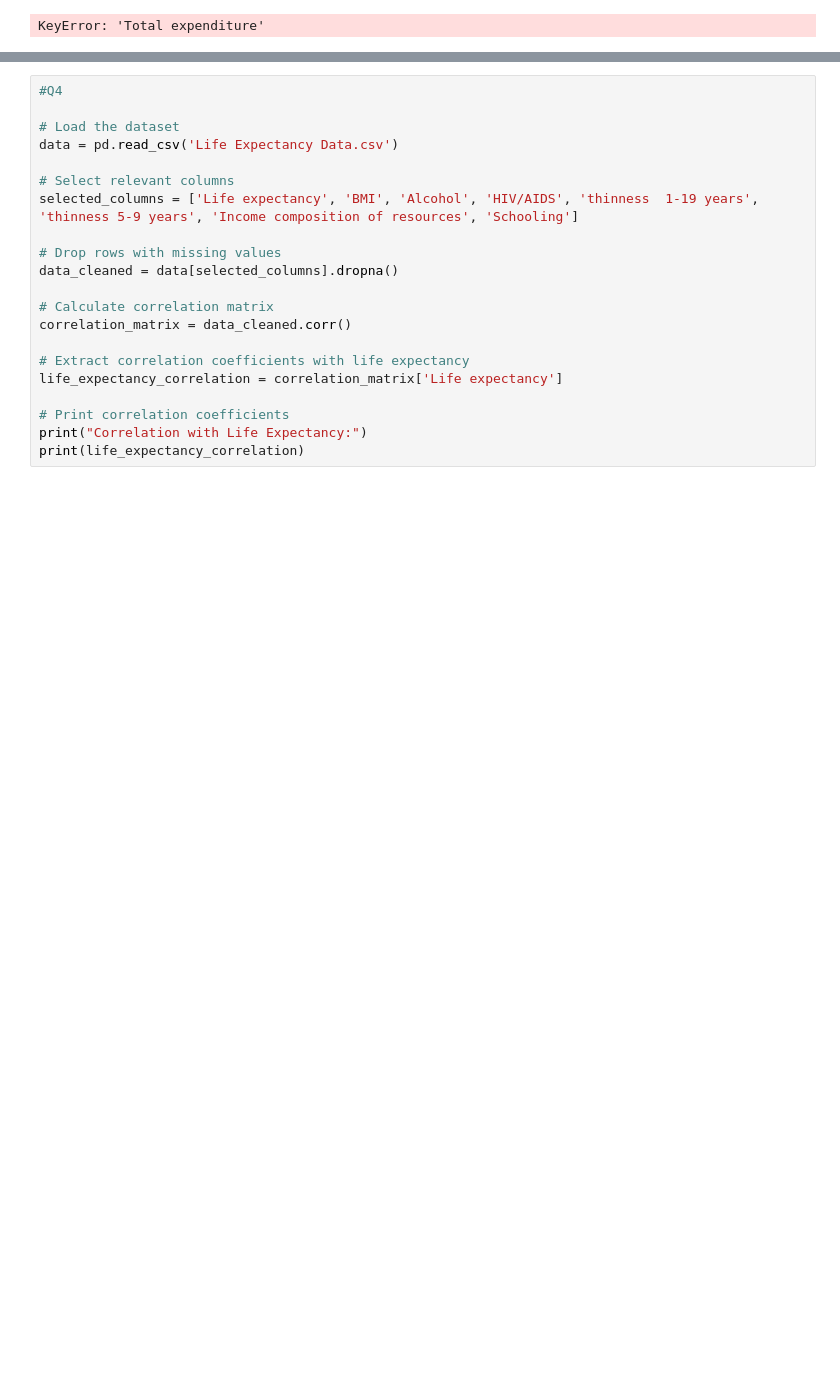
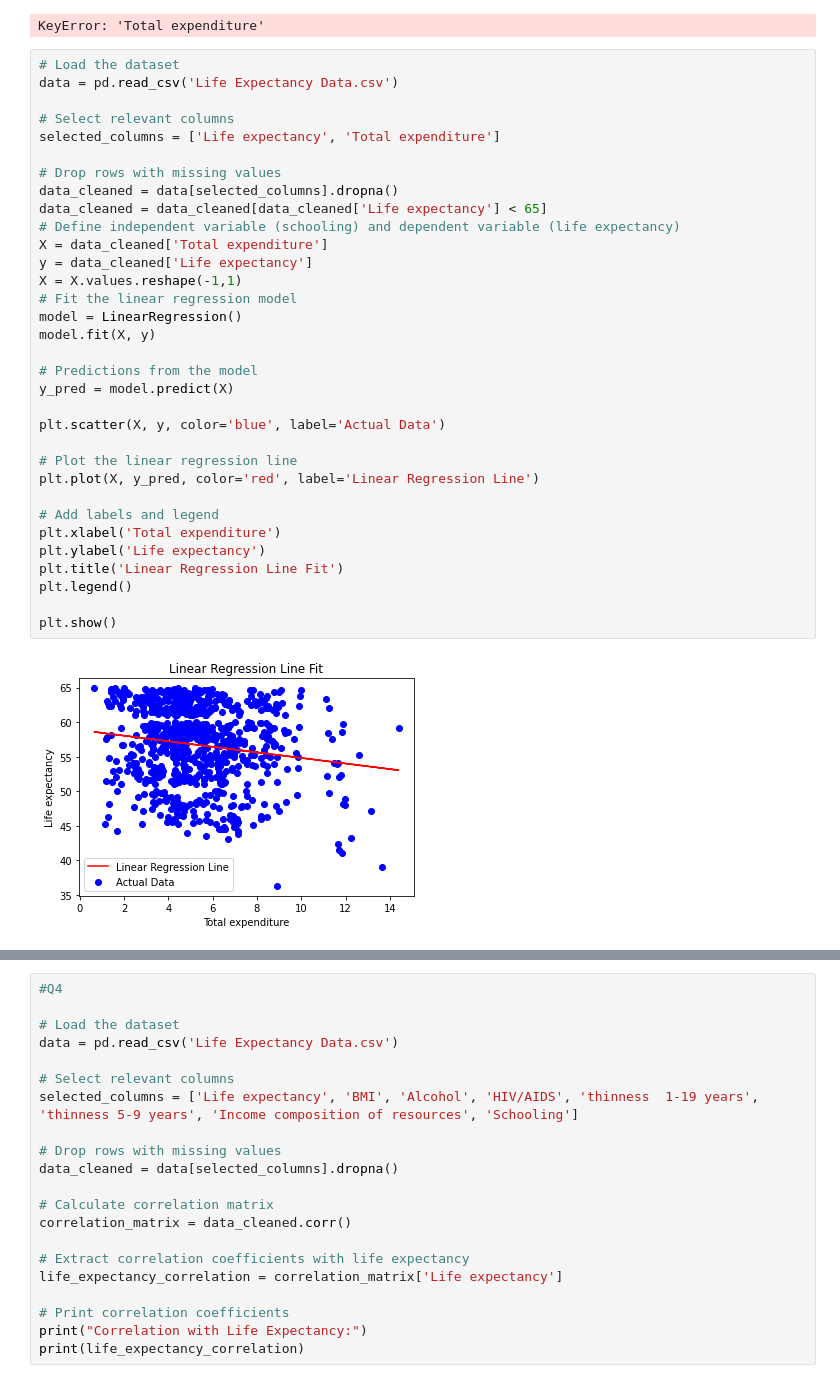
Before and after one commit to Liloiscracked/Machine-learning-Techniques---analysing-data-, a Jupyter notebook: Analysis.ipynb, the cells around one changed output, grey strips where cells are left out. Saved outputs shown, nothing was run; the diff lists cells and outputs as text; blank space fills up the shorter version.

```diff
--- a/Analysis.ipynb
+++ b/Analysis.ipynb
@@ -141,3 +135,38 @@ plt.show()
 print("spending should be less in order to get a higher life expectancy")
 # %% [output]
 KeyError: 'Total expenditure'
+# %%
+# Load the dataset
+data = pd.read_csv('Life Expectancy Data.csv')
+
+# Select relevant columns
+selected_columns = ['Life expectancy', 'Total expenditure']
+
+# Drop rows with missing values
+data_cleaned = data[selected_columns].dropna()
+data_cleaned = data_cleaned[data_cleaned['Life expectancy'] < 65]
+# Define independent variable (schooling) and dependent variable (life expectancy)
+X = data_cleaned['Total expenditure']
+y = data_cleaned['Life expectancy']
+X = X.values.reshape(-1,1)
+# Fit the linear regression model
+model = LinearRegression()
+model.fit(X, y)
+
+# Predictions from the model
+y_pred = model.predict(X)
+
+plt.scatter(X, y, color='blue', label='Actual Data')
+
+# Plot the linear regression line
+plt.plot(X, y_pred, color='red', label='Linear Regression Line')
+
+# Add labels and legend
+plt.xlabel('Total expenditure')
+plt.ylabel('Life expectancy')
+plt.title('Linear Regression Line Fit')
+plt.legend()
+
+plt.show()
+# %% [output]
+[figure, added]
```
Also changed, not shown: parts of 11 cells of this notebook, 2 other files.
